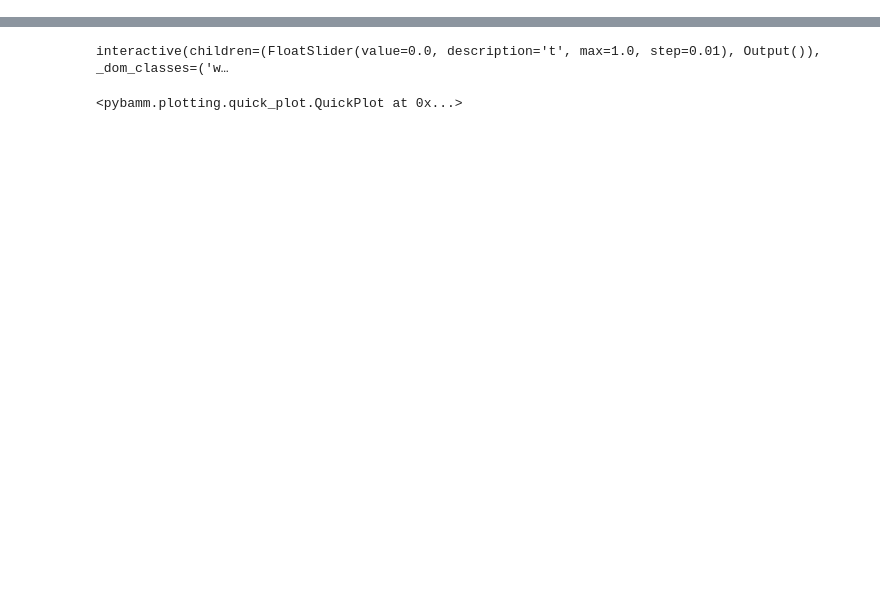
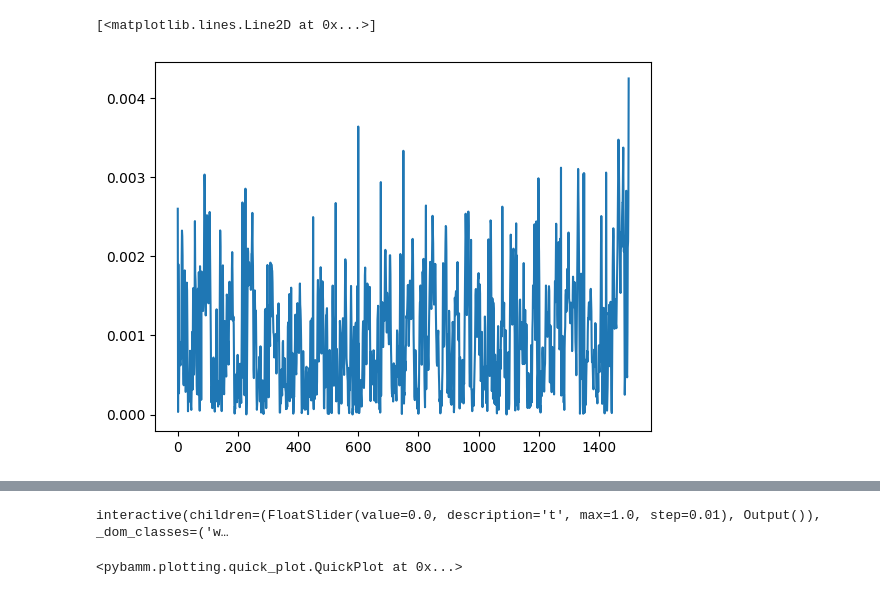
Before and after one commit to yingzai1/spm_neuraloperator, a Jupyter notebook: src/concentration_plots.ipynb, the cells around one changed output, grey strips where cells are left out. Drawn from its saved outputs; the diff is of its cells as text; code cells hidden in the pictures; blank space fills up the shorter version.

```diff
--- a/src/concentration_plots.ipynb
+++ b/src/concentration_plots.ipynb
@@ -201,3 +255,8 @@ c_train_true_scaled_cathode = c_train_true_reshaped_cathode * cs_max_c
+# %%
+plt.plot(np.abs(c_test_true_anode.flatten() - c_test_pred_reshaped_anode.flatten()), label="Test Anode")
+# %% [output]
+[<matplotlib.lines.Line2D at 0x...>]
+[figure, added]
 # %%
 fig, axs = create_plot_FNO_results(c_train_pred_scaled_anode, c_train_true_scaled_anode, c_test_pred_scaled_anode, c_test_true_scaled_anode,
                      train_I[train_idx], test_I[test_idx], t_max, Ran)
```
Also changed, not shown: parts of 13 cells of this notebook, 43 other files.
